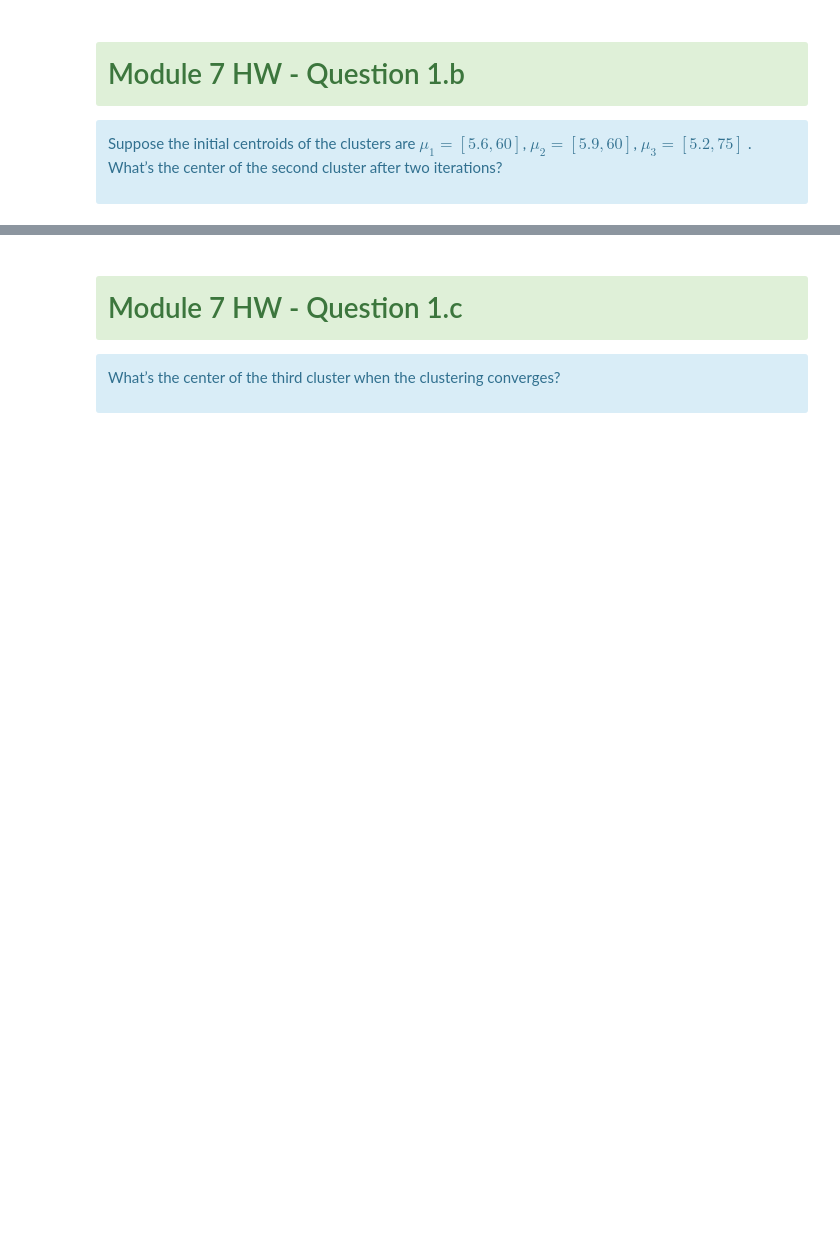
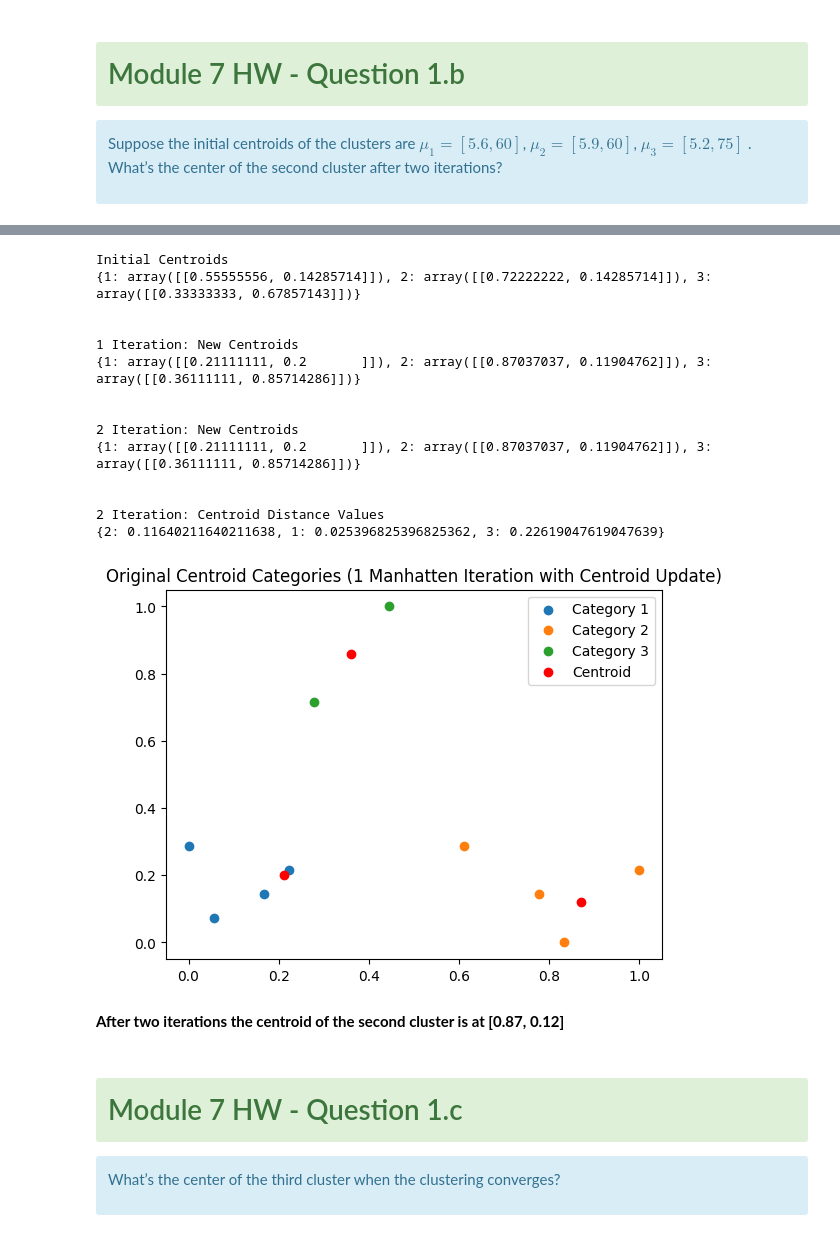
Before and after one commit to christian-ruiz/comp-642, a Jupyter notebook: module7/HW7_Provided/hw_7.ipynb, the cells around one changed output, grey strips where cells are left out. Saved outputs shown, nothing was run; the diff lists cells and outputs as text; code cells hidden in the pictures; blank space fills up the shorter version.

```diff
--- a/module7/HW7_Provided/hw_7.ipynb
+++ b/module7/HW7_Provided/hw_7.ipynb
@@ -26,3 +225,53 @@ Suppose the initial centroids of the clusters are $\mu_1=[5.6,60]$, $\mu_2=[5.9,
+# %%
+print('Initial Centroids')
+print(cent_dict, '\n\n')
+
+print('1 Iteration: New Centroids')
+print(new_cent_dict1, '\n\n')
+
+X_labeled2, cent_array2, new_cent_dict2, centroid_distance_values2 = manhattan_dist_calc(X_pp, new_cent_dict1)
+
+print('2 Iteration: New Centroids')
+print(new_cent_dict2, '\n\n')
+
+print('2 Iteration: Centroid Distance Values')
+print(centroid_distance_values2, '\n\n')
+
+# extracting x, y, and category values
+x = X_labeled2[:, 0]
+y = X_labeled2[:, 1]
+categories = X_labeled2[:, 2]
+
+# get unique categories
+unique_categories = np.unique(categories)
+
+# plot each category
+for category in unique_categories:
+    # select data for the category
+    idx = categories == category
+    plt.scatter(x[idx], y[idx], label=f'Category {int(category)}')
+plt.scatter(cent_array2[:, 0], cent_array2[:, 1], color='red', label='Centroid')
+plt.legend()
+plt.title('Original Centroid Categories (1 Manhatten Iteration with Centroid Update)')
+plt.show()
+# %% [output]
+Initial Centroids
+{1: array([[0.55555556, 0.14285714]]), 2: array([[0.72222222, 0.14285714]]), 3: array([[0.33333333, 0.67857143]])}
+
+
+1 Iteration: New Centroids
+{1: array([[0.21111111, 0.2       ]]), 2: array([[0.87037037, 0.11904762]]), 3: array([[0.36111111, 0.85714286]])}
+
+
+2 Iteration: New Centroids
+{1: array([[0.21111111, 0.2       ]]), 2: array([[0.87037037, 0.11904762]]), 3: array([[0.36111111, 0.85714286]])}
+
+
+2 Iteration: Centroid Distance Values
+{2: 0.11640211640211638, 1: 0.025396825396825362, 3: 0.22619047619047639}
+[figure, added]
+# %% [markdown]
+**After two iterations the centroid of the second cluster is at [0.87, 0.12]**
 # %% [markdown]
 # <div class='alert alert-block alert-success'>Module 7 HW - Question 1.c</div>
 
```
Also changed, not shown: parts of 8 cells of this notebook.
